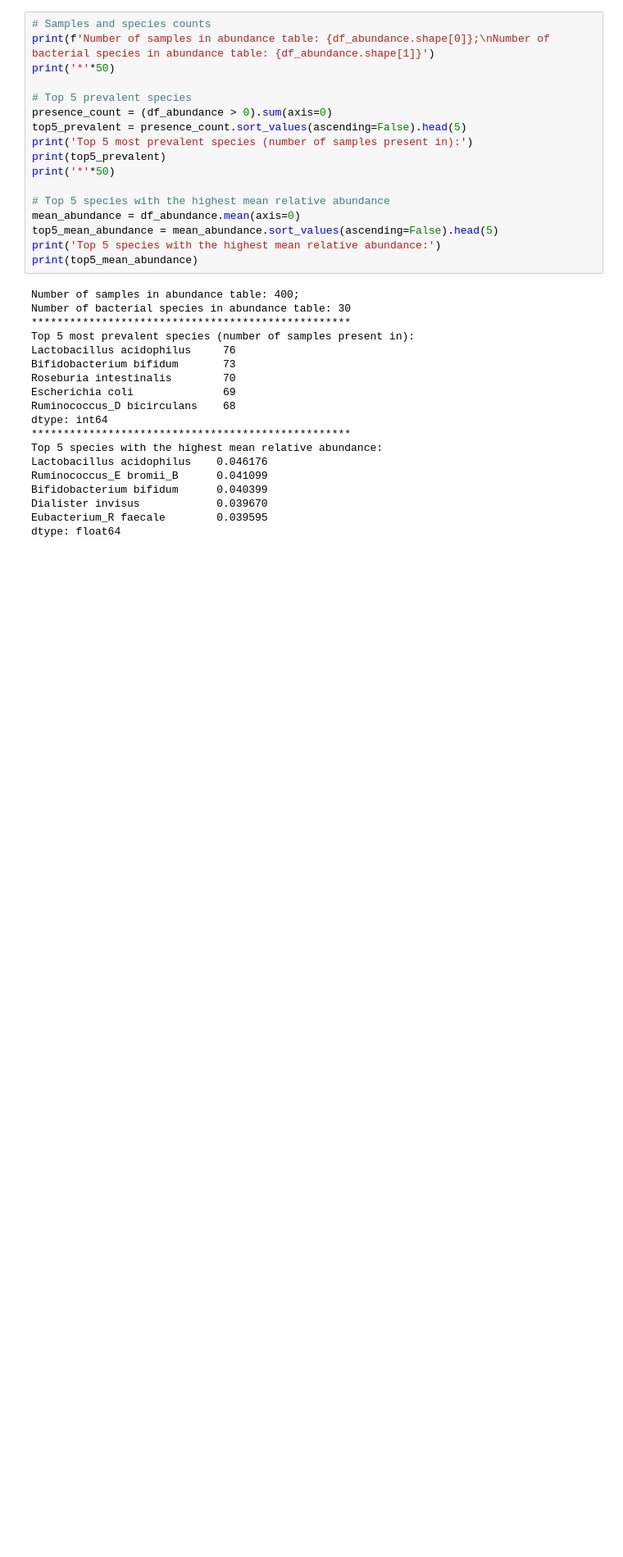
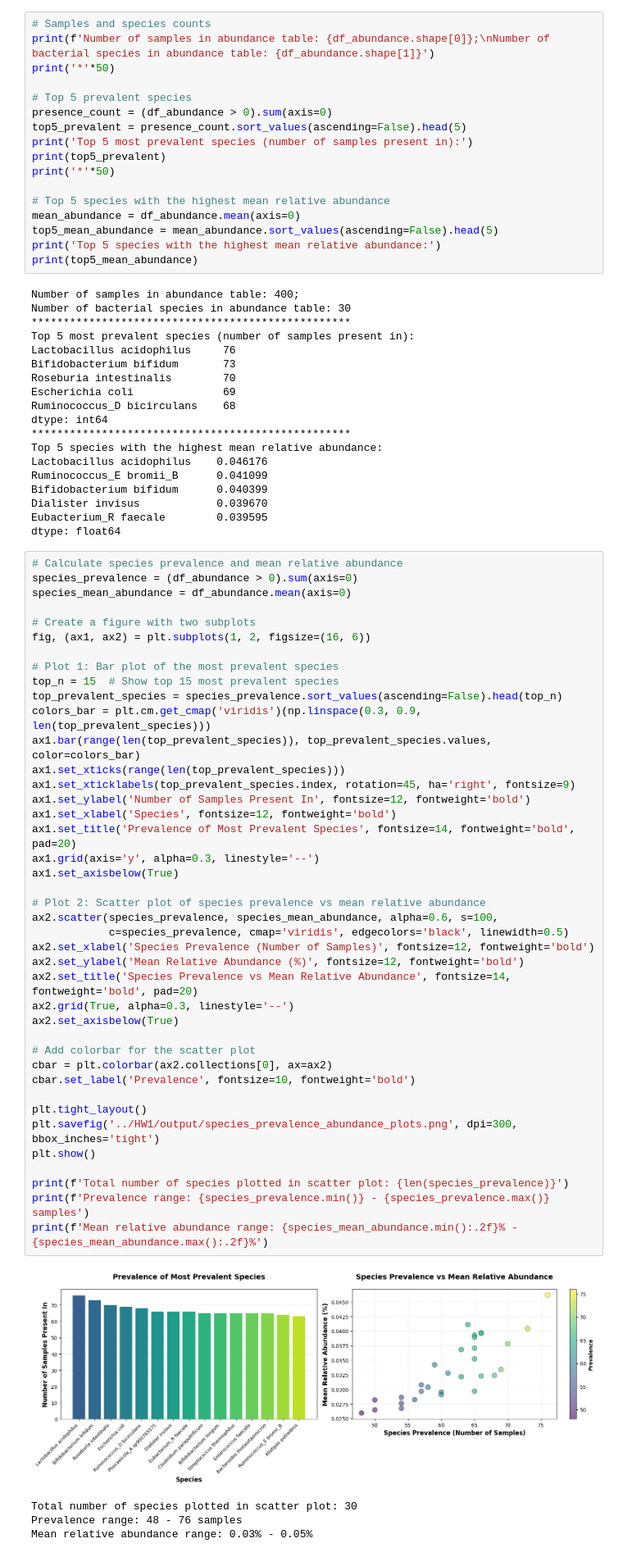
Before and after one commit to ValeriiaZhovannyk/metagenomics, a Jupyter notebook: HW1/code.ipynb, the cells around one changed output. Shown at 82% size. Saved outputs shown, nothing was run; the diff lists cells and outputs as text; blank space fills up the shorter version.

```diff
--- a/HW1/code.ipynb
+++ b/HW1/code.ipynb
@@ -48,3 +42,49 @@ Bifidobacterium bifidum      0.040399
 Dialister invisus            0.039670
 Eubacterium_R faecale        0.039595
 dtype: float64
+# %%
+# Calculate species prevalence and mean relative abundance
+species_prevalence = (df_abundance > 0).sum(axis=0)
+species_mean_abundance = df_abundance.mean(axis=0)
+
+# Create a figure with two subplots
+fig, (ax1, ax2) = plt.subplots(1, 2, figsize=(16, 6))
+
+# Plot 1: Bar plot of the most prevalent species
+top_n = 15  # Show top 15 most prevalent species
+top_prevalent_species = species_prevalence.sort_values(ascending=False).head(top_n)
+colors_bar = plt.cm.get_cmap('viridis')(np.linspace(0.3, 0.9, len(top_prevalent_species)))
+ax1.bar(range(len(top_prevalent_species)), top_prevalent_species.values, color=colors_bar)
+ax1.set_xticks(range(len(top_prevalent_species)))
+ax1.set_xticklabels(top_prevalent_species.index, rotation=45, ha='right', fontsize=9)
+ax1.set_ylabel('Number of Samples Present In', fontsize=12, fontweight='bold')
+ax1.set_xlabel('Species', fontsize=12, fontweight='bold')
+ax1.set_title('Prevalence of Most Prevalent Species', fontsize=14, fontweight='bold', pad=20)
+ax1.grid(axis='y', alpha=0.3, linestyle='--')
+ax1.set_axisbelow(True)
+
+# Plot 2: Scatter plot of species prevalence vs mean relative abundance
+ax2.scatter(species_prevalence, species_mean_abundance, alpha=0.6, s=100,
+            c=species_prevalence, cmap='viridis', edgecolors='black', linewidth=0.5)
+ax2.set_xlabel('Species Prevalence (Number of Samples)', fontsize=12, fontweight='bold')
+ax2.set_ylabel('Mean Relative Abundance (%)', fontsize=12, fontweight='bold')
+ax2.set_title('Species Prevalence vs Mean Relative Abundance', fontsize=14, fontweight='bold', pad=20)
+ax2.grid(True, alpha=0.3, linestyle='--')
+ax2.set_axisbelow(True)
+
+# Add colorbar for the scatter plot
+cbar = plt.colorbar(ax2.collections[0], ax=ax2)
+cbar.set_label('Prevalence', fontsize=10, fontweight='bold')
+
+plt.tight_layout()
+plt.savefig('../HW1/output/species_prevalence_abundance_plots.png', dpi=300, bbox_inches='tight')
+plt.show()
+
+print(f'Total number of species plotted in scatter plot: {len(species_prevalence)}')
+print(f'Prevalence range: {species_prevalence.min()} - {species_prevalence.max()} samples')
+print(f'Mean relative abundance range: {species_mean_abundance.min():.2f}% - {species_mean_abundance.max():.2f}%')
+# %% [output]
+[figure, added]
+Total number of species plotted in scatter plot: 30
+Prevalence range: 48 - 76 samples
+Mean relative abundance range: 0.03% - 0.05%
```
Also changed, not shown: parts of 2 cells of this notebook.
